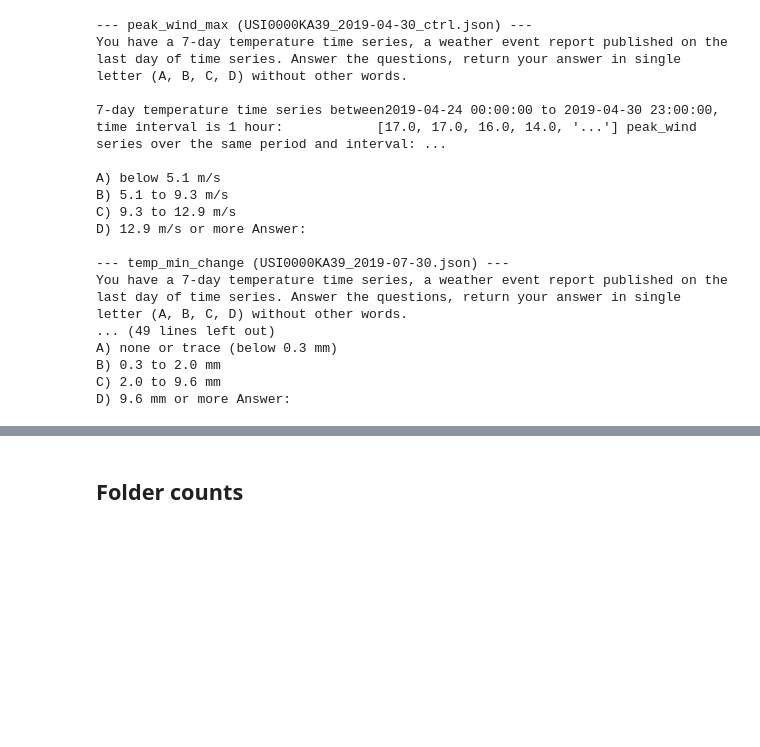
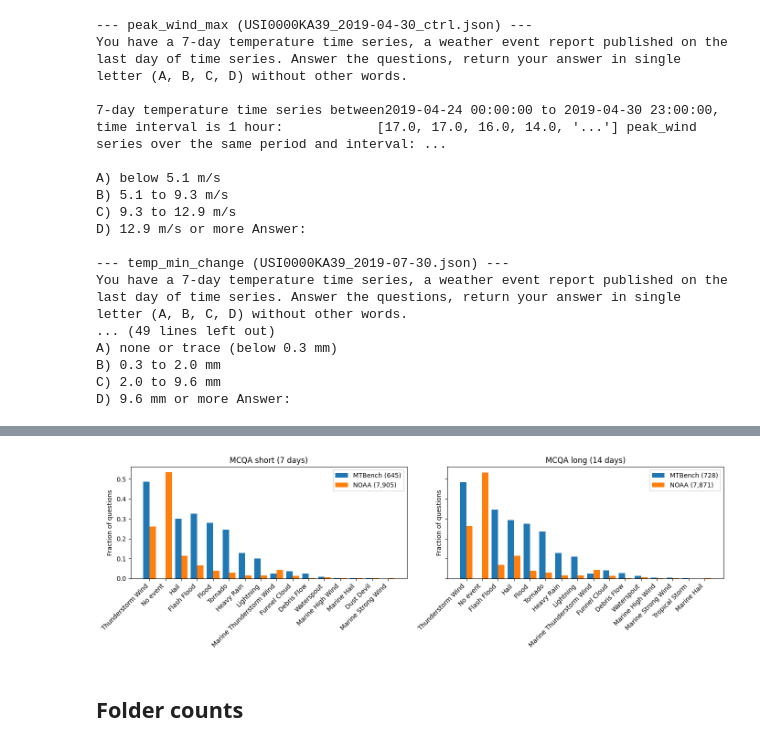
Before and after one commit to mpg05883/MTBench, a Jupyter notebook: notebooks/weather_preview.ipynb, the cells around one changed output, grey strips where cells are left out. Drawn from its saved outputs; the diff is of its cells as text; code cells hidden in the pictures; blank space fills up the shorter version.

```diff
--- a/notebooks/weather_preview.ipynb
+++ b/notebooks/weather_preview.ipynb
@@ -294,3 +298,57 @@ D) 9.6 mm or more Answer:
+# %%
+import re
+from collections import Counter
+
+EVENT_RE = re.compile(r"The following events were reported: (.*?)[.]\s+(?:These|They) ")
+TOP_K = 16
+
+
+def event_types(text):
+    match = EVENT_RE.search(text)
+    if match:
+        return {e.strip() for e in match.group(1).split(",")}
+    return {"No event"}
+
+
+def event_fractions(folder):
+    files = sorted((DATA / folder).glob("*.json"))
+    counts = Counter()
+    for path in files:
+        counts.update(event_types(load(path)["text"]))
+    return {event: n / len(files) for event, n in counts.items()}, len(files)
+
+
+fig, axes = plt.subplots(1, len(MCQA), figsize=(7 * len(MCQA), 4.5), sharey=True)
+for ax, (setting, (mtbench, noaa)) in zip(axes, MCQA.items()):
+    (frac_mt, n_mt), (frac_noaa, n_noaa) = event_fractions(mtbench), event_fractions(
+        noaa
+    )
+    total = Counter()
+    for frac in (frac_mt, frac_noaa):
+        total.update(frac)
+    events = [e for e, _ in total.most_common(TOP_K)]
+    x = range(len(events))
+    ax.bar(
+        [i - 0.2 for i in x],
+        [frac_mt.get(e, 0) for e in events],
+        width=0.4,
+        label=f"MTBench ({n_mt:,})",
+    )
+    ax.bar(
+        [i + 0.2 for i in x],
+        [frac_noaa.get(e, 0) for e in events],
+        width=0.4,
+        label=f"NOAA ({n_noaa:,})",
+    )
+    ax.set_xticks(list(x))
+    ax.set_xticklabels(events, rotation=45, ha="right")
+    ax.set_title(f"MCQA {setting}")
+    ax.set_ylabel("Fraction of questions")
+    ax.legend()
+plt.tight_layout()
+plt.show()
+# %% [output]
+[figure, added]
 # %% [markdown]
 ## Folder counts
 # %%
```
Also changed, not shown: parts of 2 cells of this notebook, 23 other files.
